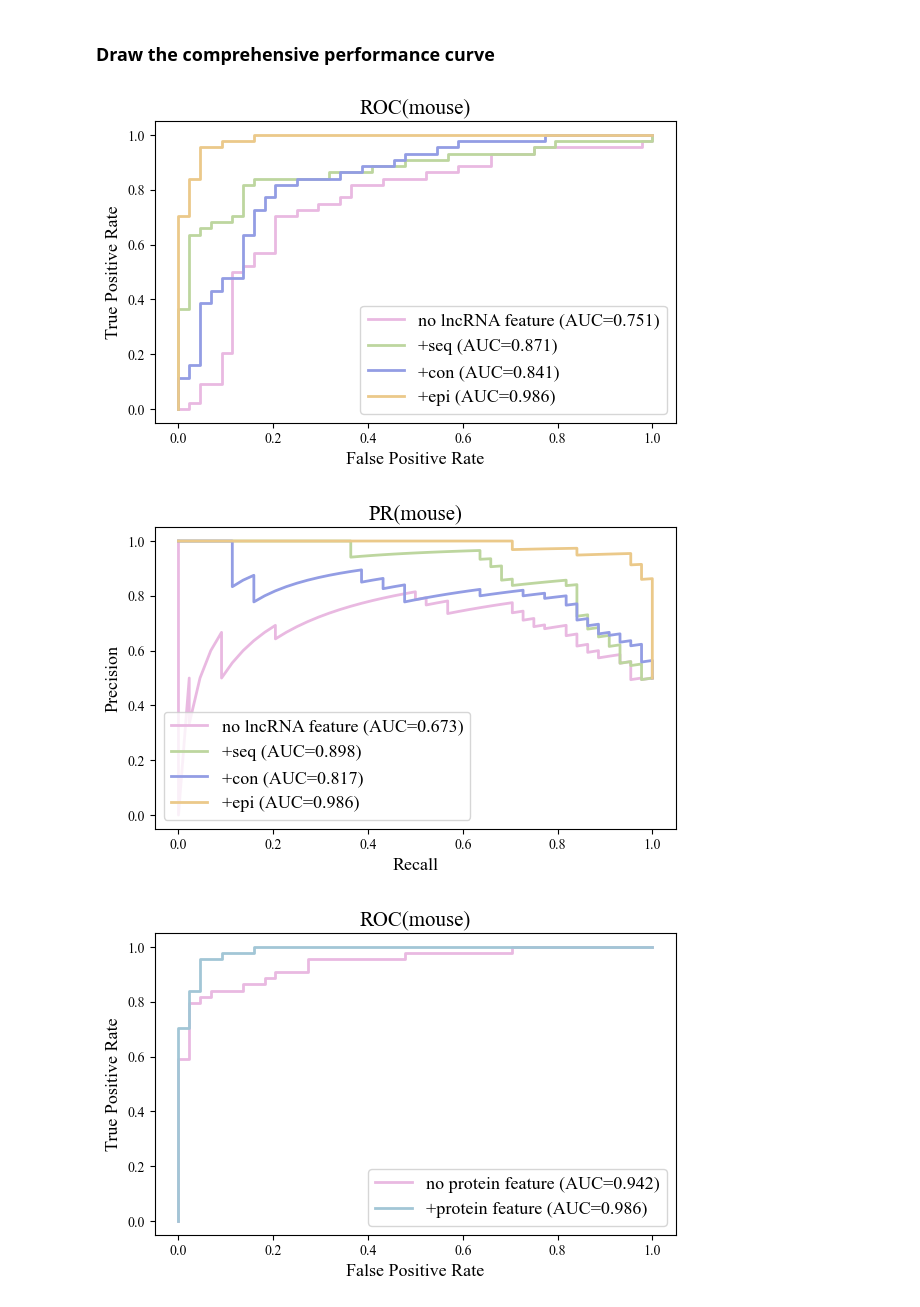
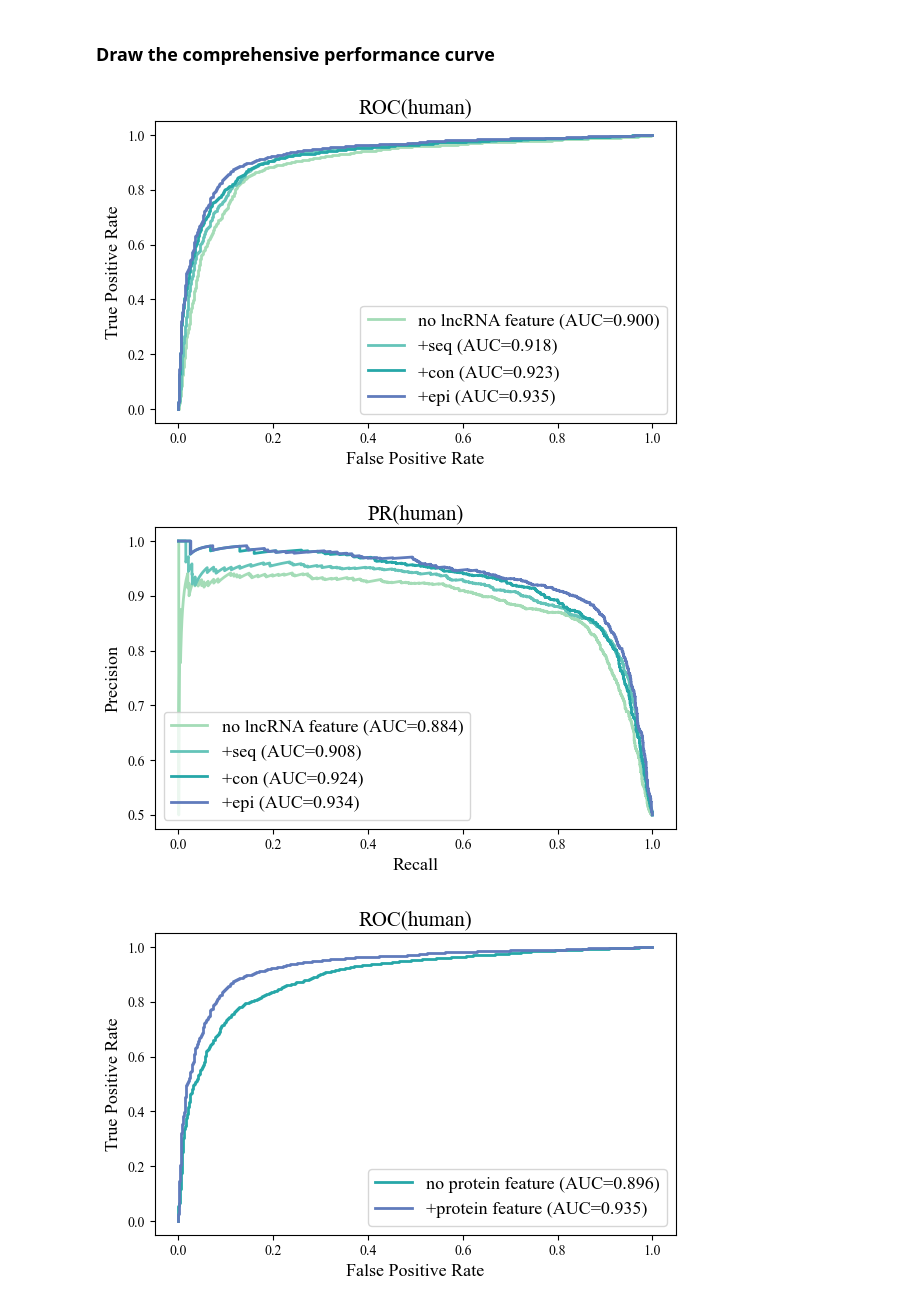
Before and after one commit to swt1024/ELGE, a Jupyter notebook: experiment/ablation_study/valid.ipynb, the cells around one changed output. Drawn from its saved outputs; the diff is of its cells as text; code cells hidden in the pictures.

```diff
--- a/experiment/ablation_study/valid.ipynb
+++ b/experiment/ablation_study/valid.ipynb
@@ -162,20 +162,20 @@ from sklearn.metrics import auc as sk_auc
 
 rcParams['font.family'] = 'Times New Roman'
 
-species = 'mouse'
+species = 'human'
 curve_dir = f'./{species}/performance/curve/'
 
 # Define your desired plot order and colors
 lnc_plot_config = {
-    'no lncRNA feature': '#E9B9E1',
-    '+seq': '#BDD69F',
-    '+con': '#939DE4',
-    '+epi': '#EBC98A',
+    'no lncRNA feature': '#a4dcb7',
+    '+seq': '#65c4b9',
+    '+con': '#26a7a8',
+    '+epi': '#607bbc',
 }
 
 prot_plot_config = {
-    'no protein feature': '#E9B9E1',
-    '+protein feature': '#A2C6D6'
+    'no protein feature': '#26a7a8',
+    '+protein feature': '#607bbc'
 }
 # lncRNA side
 # === Plot ROC curves ===
@@ -214,33 +214,33 @@ plt.show()
 plt.figure(figsize=(6, 4))
 for label, color in prot_plot_config.items():
     roc_path = os.path.join(curve_dir, f'roc_curve_{label}.csv')
     roc_df = pd.read_csv(roc_path)
     auc = sk_auc(roc_df['FPR'], roc_df['TPR'])
     plt.plot(roc_df['FPR'], roc_df['TPR'], lw=2, label=f"{label} (AUC={auc:.3f})", color=color)
 plt.xlabel('False Positive Rate', fontsize=13)
 plt.ylabel('True Positive Rate', fontsize=13)
 plt.title(f'ROC({species})', fontsize=15)
 plt.legend(loc='lower right', fontsize=13)
 plt.tight_layout()
 plt.savefig(f'./{species}/performance/roc_curve_{species}_ablation_prot.svg')
 plt.show()
 
 
 # === Plot PR curves ===
 plt.figure(figsize=(6, 4))
 for label, color in prot_plot_config.items():
     pr_path = os.path.join(curve_dir, f'pr_curve_{label}.csv')
     pr_df = pd.read_csv(pr_path)
     auprc = sk_auc(pr_df['Recall'], pr_df['Precision'])
     plt.plot(pr_df['Recall'], pr_df['Precision'], lw=2, label=f"{label} (AUC={auprc:.3f})", color=color)
 plt.xlabel('Recall', fontsize=13)
 plt.ylabel('Precision', fontsize=13)
 plt.title(f'PR({species})', fontsize=15)
 plt.legend(loc='lower left', fontsize=13)
 plt.tight_layout()
 plt.savefig(f'./{species}/performance/pr_curve_{species}_ablation_prot.svg')
 plt.show()
 # %% [output]
-[figure, old version]
+[figure, new version]
-[figure, old version]
+[figure, new version]
-[figure, old version]
+[figure, new version]
```
Also changed, not shown: parts of 1 cell of this notebook, 8 other files.
